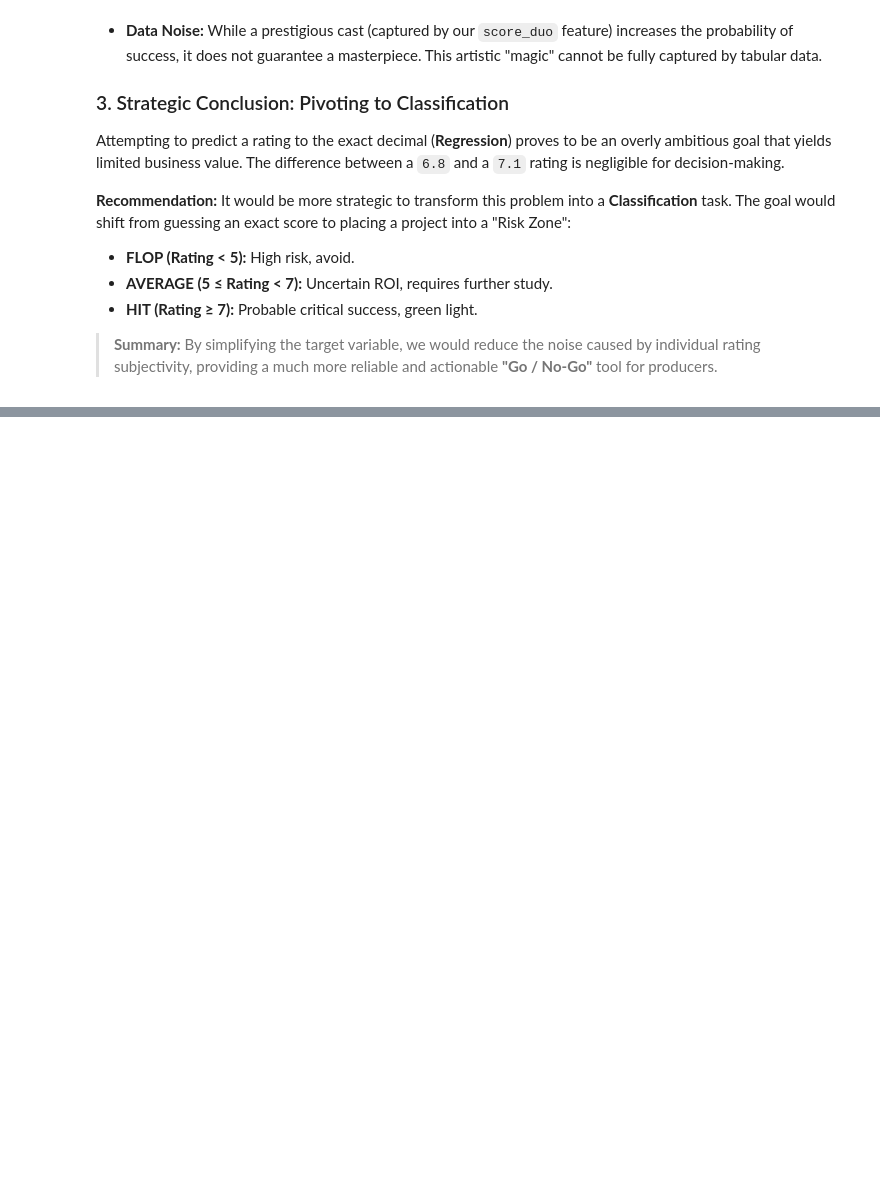
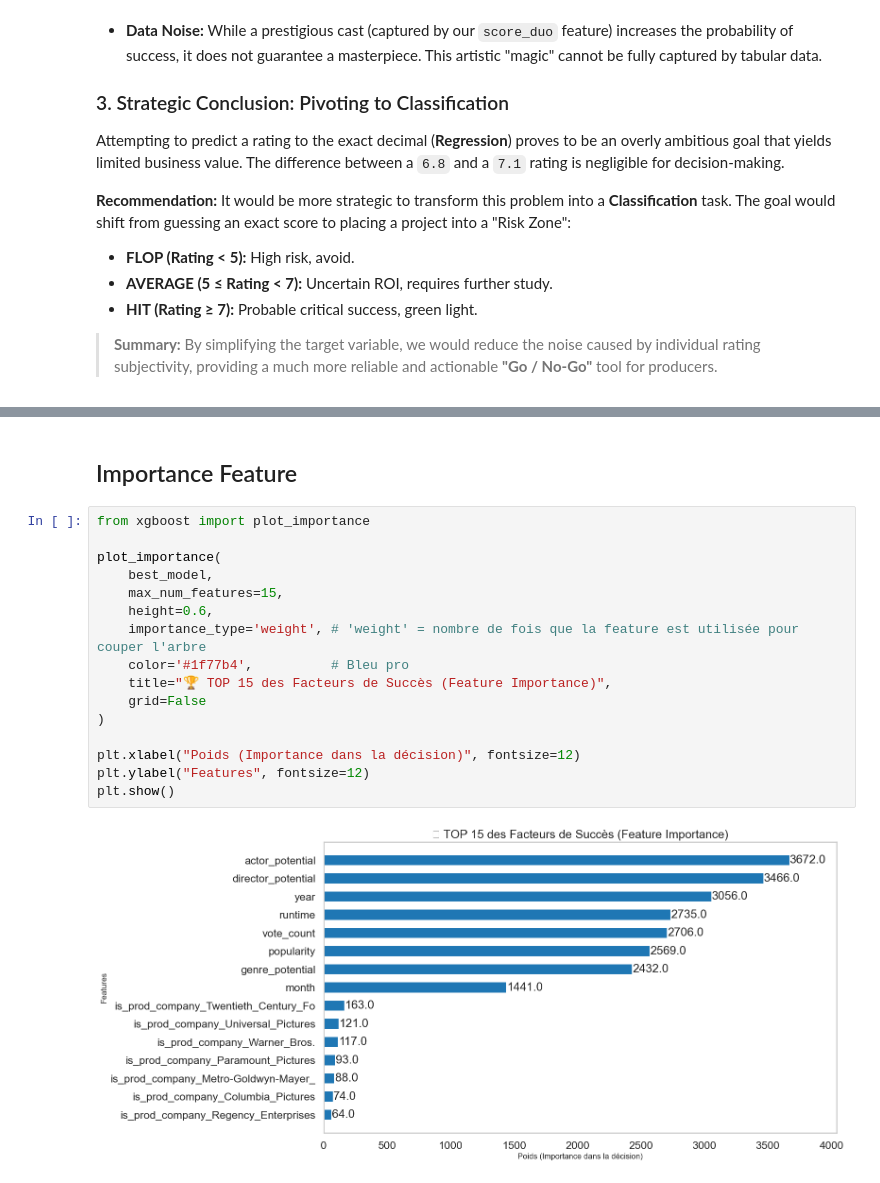
Before and after one commit to MaevaTonyaA/Movie-success-prediction, a Jupyter notebook: Projet.ipynb, the cells around one changed output, grey strips where cells are left out. Saved outputs shown, nothing was run; the diff lists cells and outputs as text; blank space fills up the shorter version.

```diff
--- a/Projet.ipynb
+++ b/Projet.ipynb
@@ -1522,0 +1600,20 @@ Calculating reputation scores on TRAIN set only...
+# %% [markdown]
+## Importance Feature
+# %%
+from xgboost import plot_importance
+
+plot_importance(
+    best_model,
+    max_num_features=15,
+    height=0.6,
+    importance_type='weight', # 'weight' = nombre de fois que la feature est utilisée pour couper l'arbre
+    color='#1f77b4',          # Bleu pro
+    title="🏆 TOP 15 des Facteurs de Succès (Feature Importance)",
+    grid=False
+)
+
+plt.xlabel("Poids (Importance dans la décision)", fontsize=12)
+plt.ylabel("Features", fontsize=12)
+plt.show()
+# %% [output]
+[figure, added]
```
Also changed, not shown: parts of 33 cells of this notebook.
